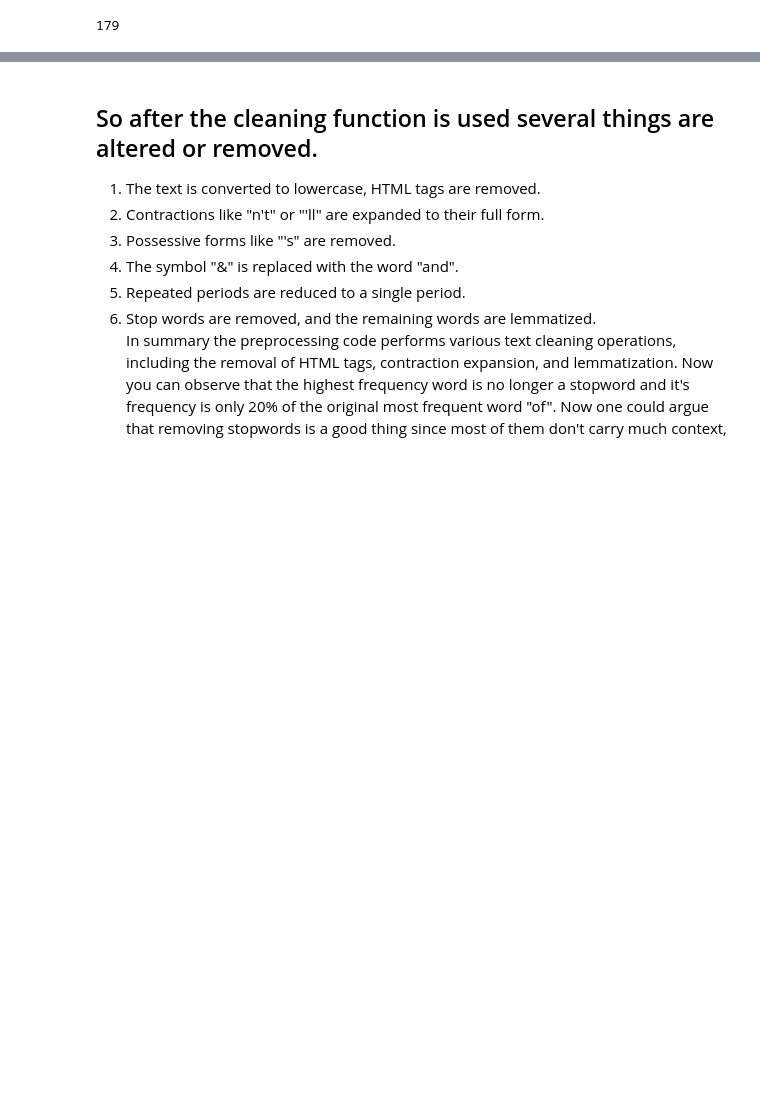
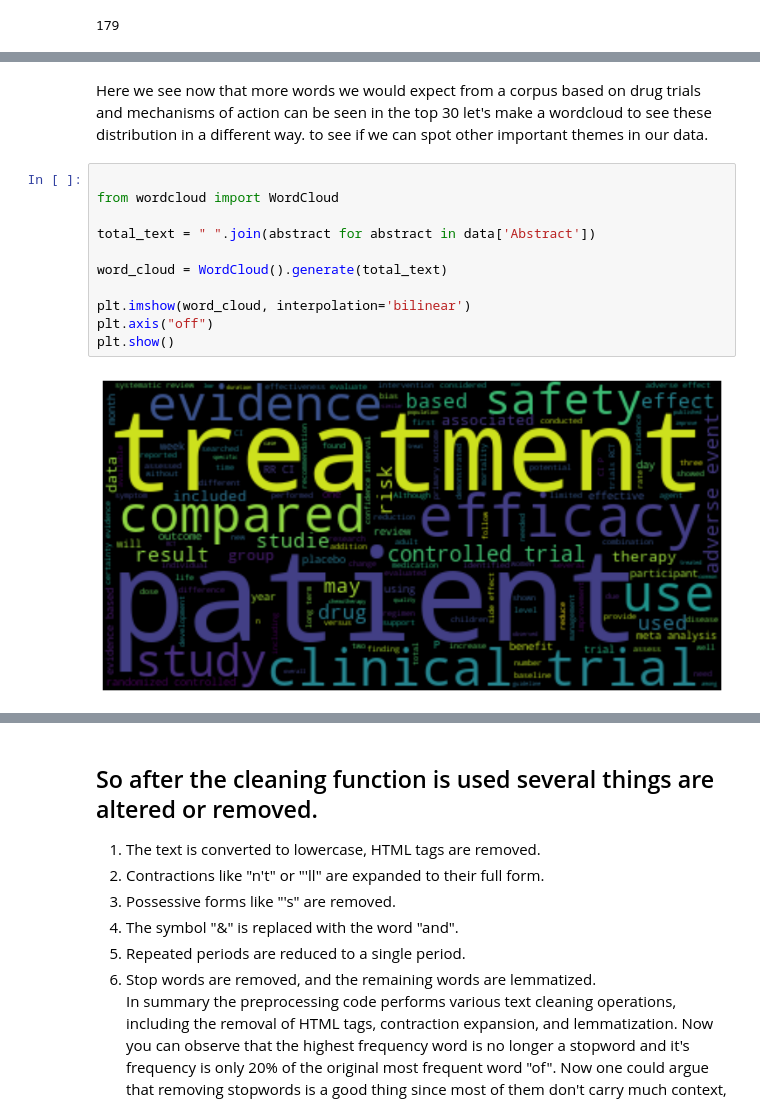
Before and after one commit to SuleymanIII/LLM-Justification, a Jupyter notebook: Project.ipynb, the cells around one changed output, grey strips where cells are left out. Saved outputs shown, nothing was run; the diff lists cells and outputs as text; blank space fills up the shorter version.

```diff
--- a/Project.ipynb
+++ b/Project.ipynb
@@ -206,0 +206,15 @@ plt.show()
+# %% [markdown]
+Here we see now that more words we would expect from a corpus based on drug trials and mechanisms of action can be seen in the top 30 let's make a wordcloud to see these distribution in a different way. to see if we can spot other important themes in our data.
+# %%
+
+from wordcloud import WordCloud
+
+total_text = " ".join(abstract for abstract in data['Abstract'])
+
+word_cloud = WordCloud().generate(total_text)
+
+plt.imshow(word_cloud, interpolation='bilinear')
+plt.axis("off")
+plt.show()
+# %% [output]
+[figure, added]
```
Also changed, not shown: parts of 9 cells of this notebook.
